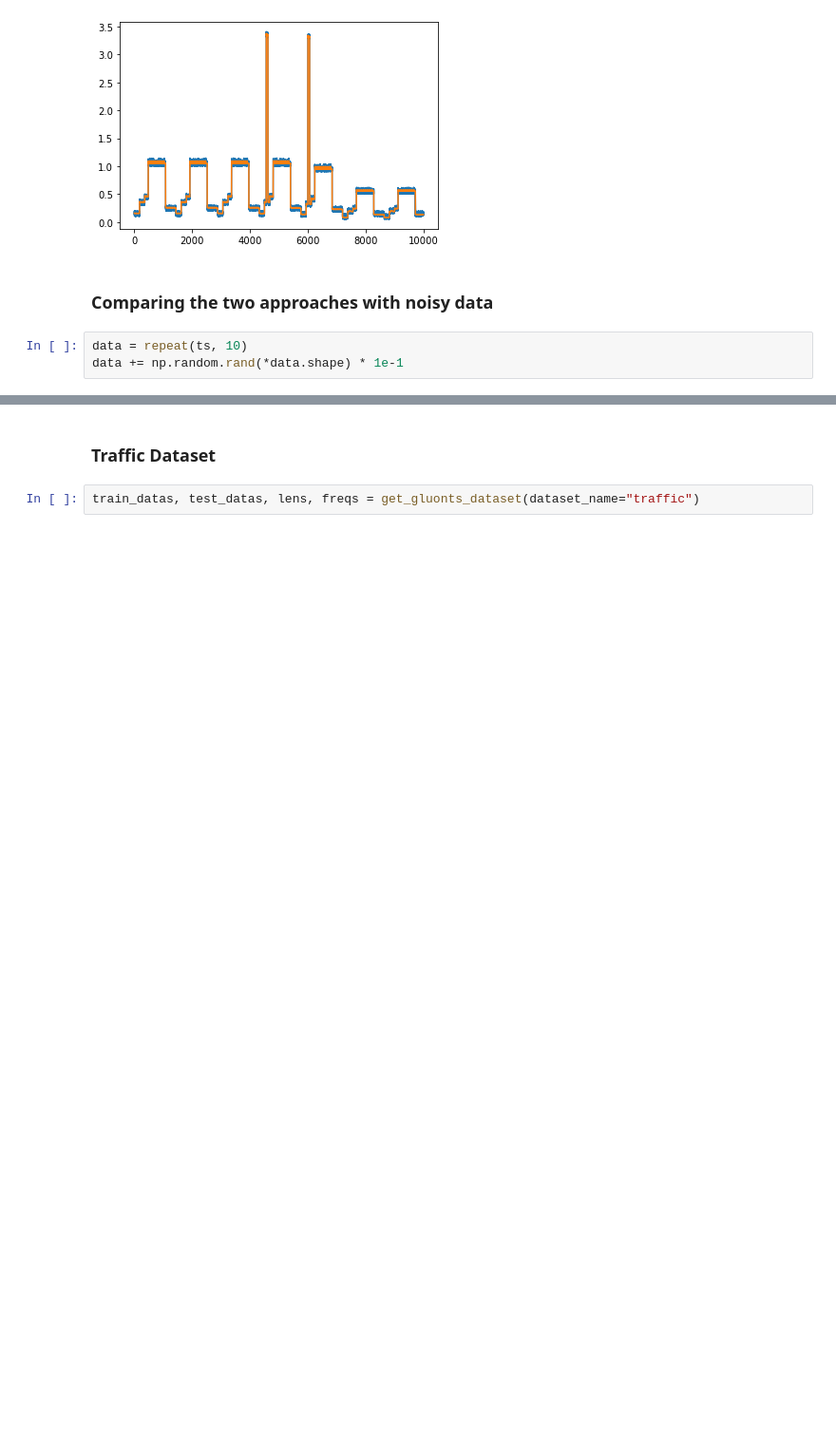
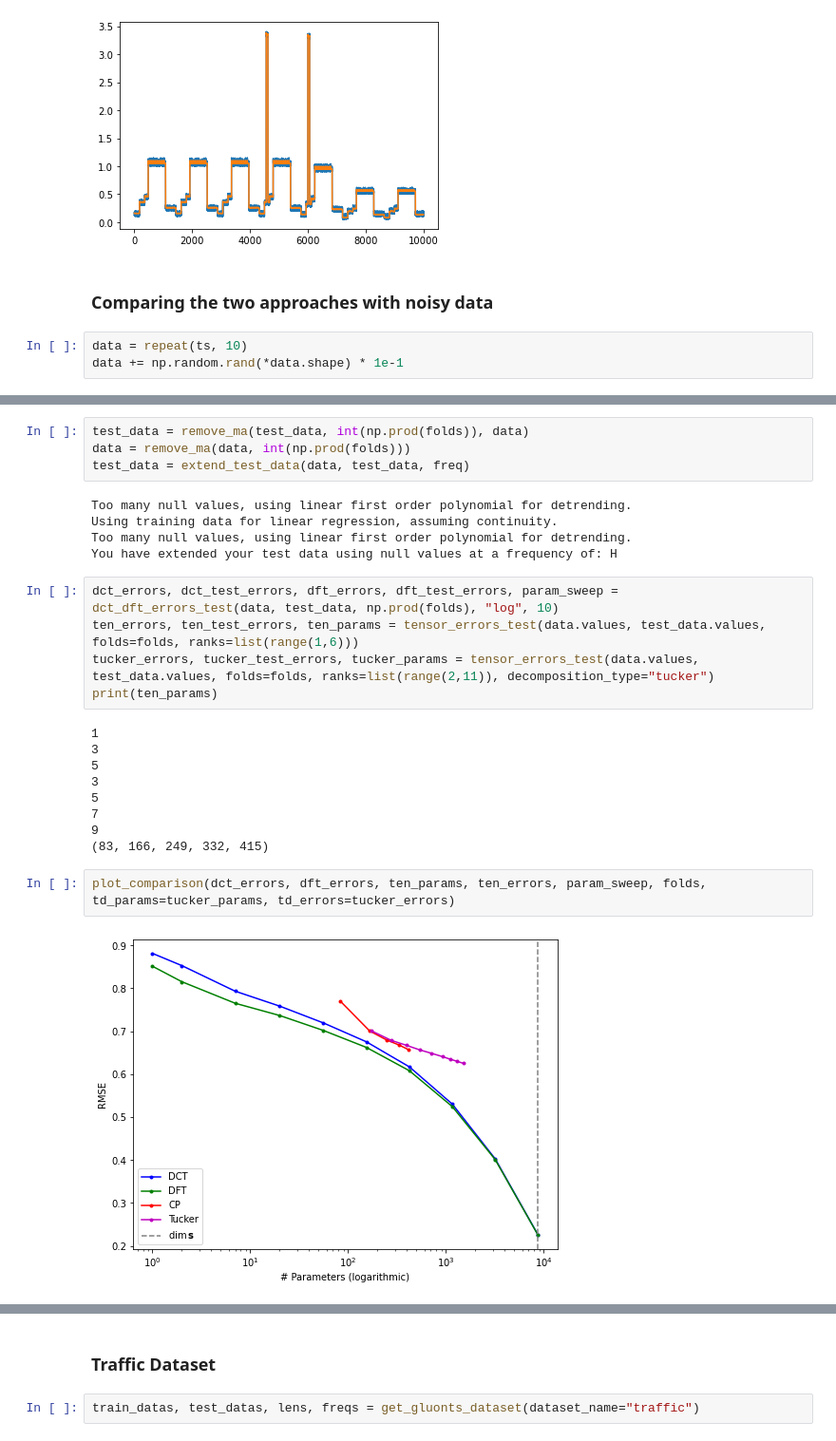
Before and after one commit to canerturkmen/tensorseason, a Jupyter notebook: poc.ipynb, the cells around one changed output, grey strips where cells are left out. Shown at 95% size. Cells and saved outputs as stored; diff of their text form; blank space fills up the shorter version.

```diff
--- a/poc.ipynb
+++ b/poc.ipynb
@@ -228,0 +367,27 @@ plot_comparison(dct_errors, dft_errors, ten_params, ten_errors, param_sweep, [60
+# %%
+test_data = remove_ma(test_data, int(np.prod(folds)), data)
+data = remove_ma(data, int(np.prod(folds)))
+test_data = extend_test_data(data, test_data, freq)
+# %% [output]
+Too many null values, using linear first order polynomial for detrending.
+Using training data for linear regression, assuming continuity.
+Too many null values, using linear first order polynomial for detrending.
+You have extended your test data using null values at a frequency of: H
+# %%
+dct_errors, dct_test_errors, dft_errors, dft_test_errors, param_sweep = dct_dft_errors_test(data, test_data, np.prod(folds), "log", 10)
+ten_errors, ten_test_errors, ten_params = tensor_errors_test(data.values, test_data.values, folds=folds, ranks=list(range(1,6)))
+tucker_errors, tucker_test_errors, tucker_params = tensor_errors_test(data.values, test_data.values, folds=folds, ranks=list(range(2,11)), decomposition_type="tucker")
+print(ten_params)
+# %% [output]
+1
+3
+5
+3
+5
+7
+9
+(83, 166, 249, 332, 415)
+# %%
+plot_comparison(dct_errors, dft_errors, ten_params, ten_errors, param_sweep, folds, td_params=tucker_params, td_errors=tucker_errors)
+# %% [output]
+[figure, added]
```
Also changed, not shown: parts of 90 cells of this notebook, 1 other file.
